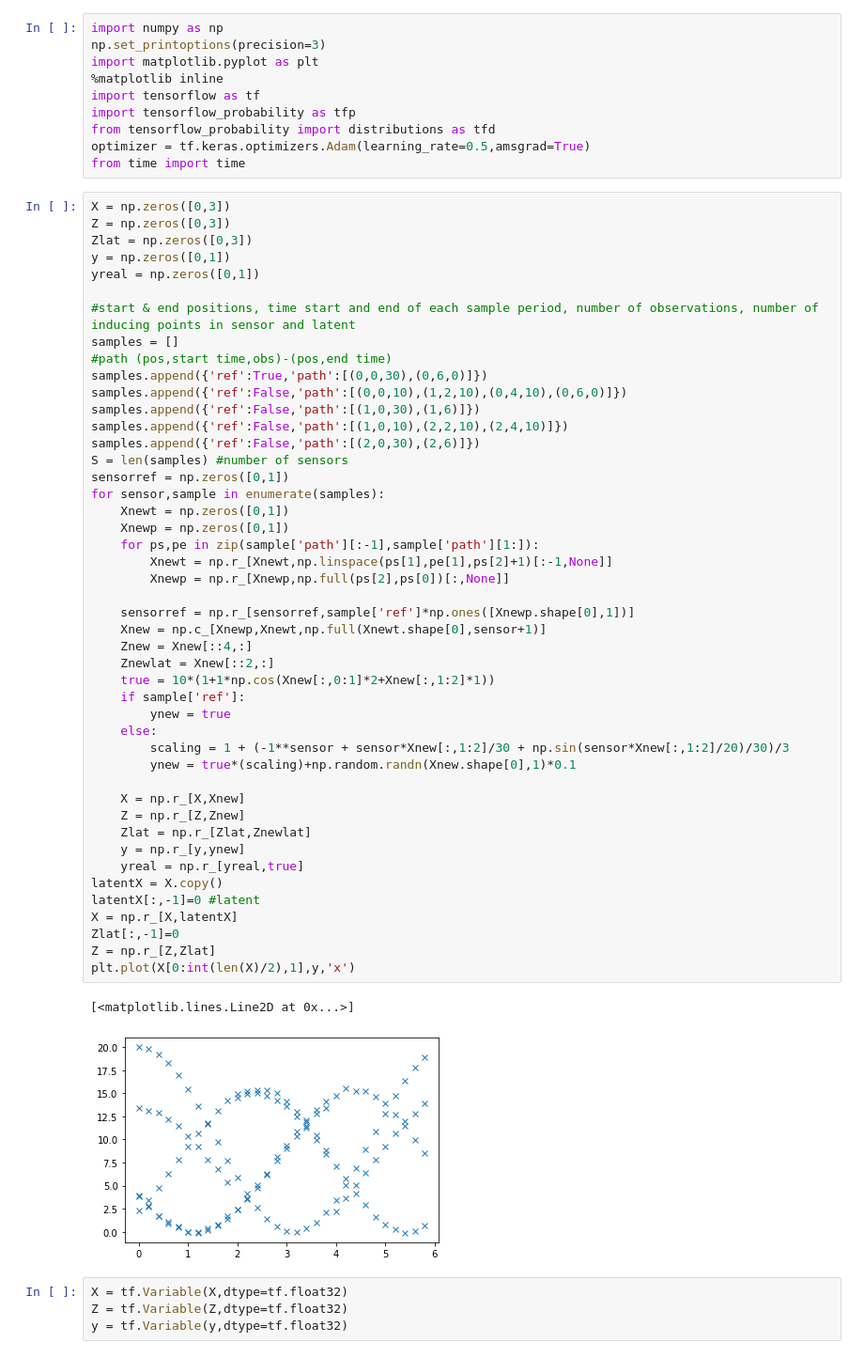
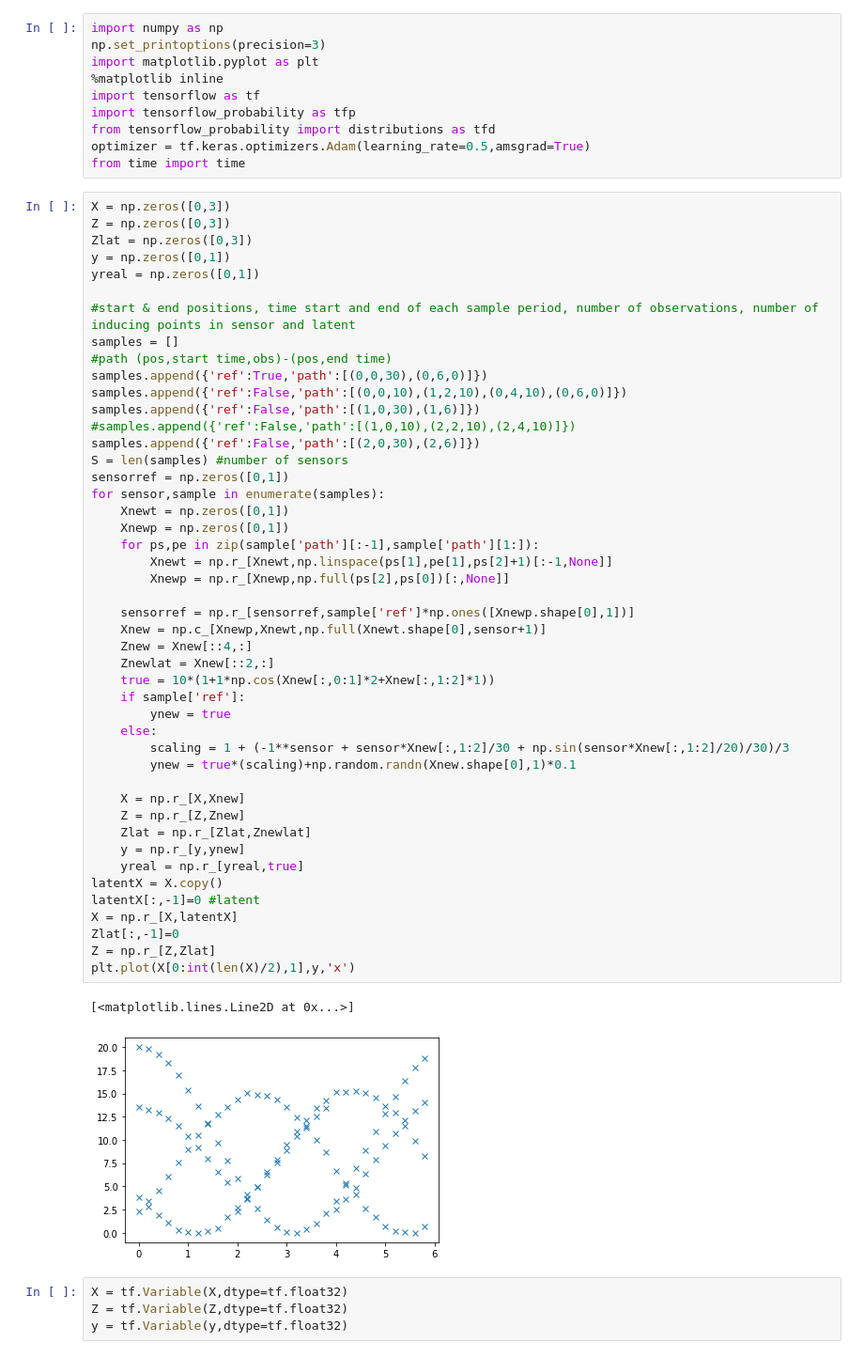
Before and after one commit to lionfish0/experimentation, a Jupyter notebook: VI From math to code-Done-different kernels.ipynb, the cells around one changed output. Shown at 94% size. Drawn from its saved outputs; the diff is of its cells as text.

```diff
--- a/VI From math to code-Done-different kernels.ipynb
+++ b/VI From math to code-Done-different kernels.ipynb
@@ -21,7 +21,7 @@ samples = []
 samples.append({'ref':True,'path':[(0,0,30),(0,6,0)]})
 samples.append({'ref':False,'path':[(0,0,10),(1,2,10),(0,4,10),(0,6,0)]})
 samples.append({'ref':False,'path':[(1,0,30),(1,6)]})
-samples.append({'ref':False,'path':[(1,0,10),(2,2,10),(2,4,10)]})
+#samples.append({'ref':False,'path':[(1,0,10),(2,2,10),(2,4,10)]})
 samples.append({'ref':False,'path':[(2,0,30),(2,6)]})
 S = len(samples) #number of sensors
 sensorref = np.zeros([0,1])
@@ -29,34 +29,34 @@ for sensor,sample in enumerate(samples):
     Xnewt = np.zeros([0,1])
     Xnewp = np.zeros([0,1])
     for ps,pe in zip(sample['path'][:-1],sample['path'][1:]):
         Xnewt = np.r_[Xnewt,np.linspace(ps[1],pe[1],ps[2]+1)[:-1,None]]
         Xnewp = np.r_[Xnewp,np.full(ps[2],ps[0])[:,None]]
 
     sensorref = np.r_[sensorref,sample['ref']*np.ones([Xnewp.shape[0],1])]
     Xnew = np.c_[Xnewp,Xnewt,np.full(Xnewt.shape[0],sensor+1)]
     Znew = Xnew[::4,:]
     Znewlat = Xnew[::2,:]
     true = 10*(1+1*np.cos(Xnew[:,0:1]*2+Xnew[:,1:2]*1))
     if sample['ref']:
         ynew = true
     else:
         scaling = 1 + (-1**sensor + sensor*Xnew[:,1:2]/30 + np.sin(sensor*Xnew[:,1:2]/20)/30)/3
         ynew = true*(scaling)+np.random.randn(Xnew.shape[0],1)*0.1
 
     X = np.r_[X,Xnew]
     Z = np.r_[Z,Znew]
     Zlat = np.r_[Zlat,Znewlat]
     y = np.r_[y,ynew]
     yreal = np.r_[yreal,true]
 latentX = X.copy()
 latentX[:,-1]=0 #latent
 X = np.r_[X,latentX]
 Zlat[:,-1]=0
 Z = np.r_[Z,Zlat]
 plt.plot(X[0:int(len(X)/2),1],y,'x')
 # %% [output]
 [<matplotlib.lines.Line2D at 0x...>]
-[figure, old version]
+[figure, new version]
 # %%
 X = tf.Variable(X,dtype=tf.float32)
 Z = tf.Variable(Z,dtype=tf.float32)
```
Also changed, not shown: parts of 11 cells of this notebook.
